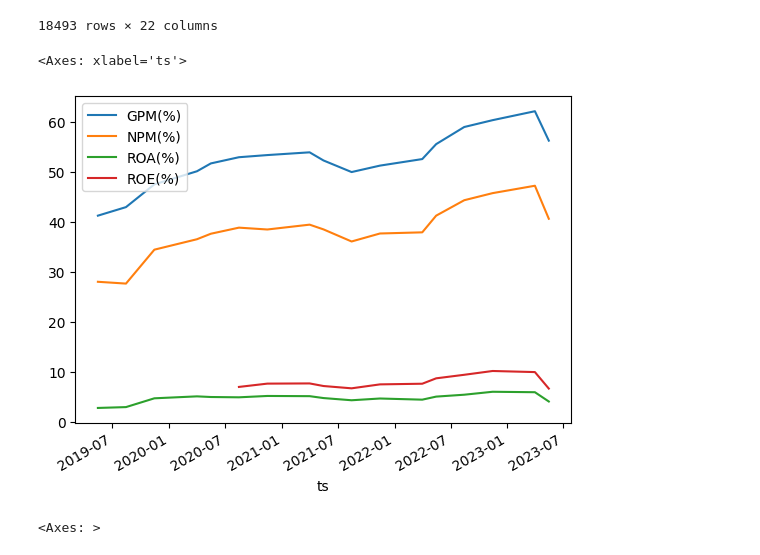
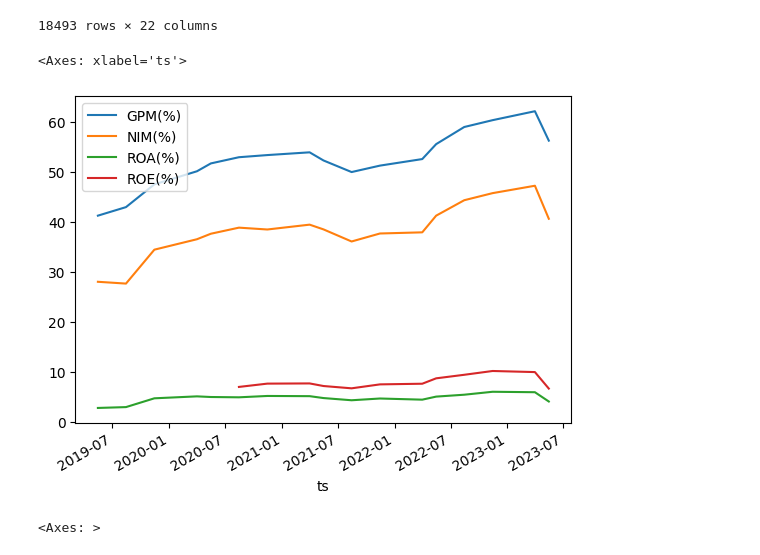
Before and after one commit to yangaound/stock.tw, a Jupyter notebook: README.ipynb, the cells around one changed output. Drawn from its saved outputs; the diff is of its cells as text; code cells hidden in the pictures.

```diff
--- a/README.ipynb
+++ b/README.ipynb
@@ -121,22 +118,13 @@ dataset.fin_profits.round(2)
 # %%
 # 台積電獲利能力
 
 df = dataset.fin_profits.round(2)
 df = dataset.reverse_df_index(df)
-
-cols = ['毛利率（%）', '淨利率（%）', '資產報酬率（%）' ,'股東報酬率（%）' ]
-col_map = {
-    '毛利率（%）': 'GPM(%)',
-    '淨利率（%）': 'NPM(%)',
-    '資產報酬率（%）': 'ROA(%)',
-    '股東報酬率（%）': 'ROE(%)',
-}
-df = df.loc['2330'][cols]
-df = df.rename(columns=col_map)
+df = df.loc['2330'][['GPM(%)', 'NIM(%)', 'ROA(%)' ,'ROE(%)']]
 df.plot()
 # %% [output]
 <Axes: xlabel='ts'>
-[figure, old version]
+[figure, new version]
 # %%
 # TW50 股價-營收 趨勢觀察
 
```
Also changed, not shown: parts of 3 cells of this notebook, 33 other files.
